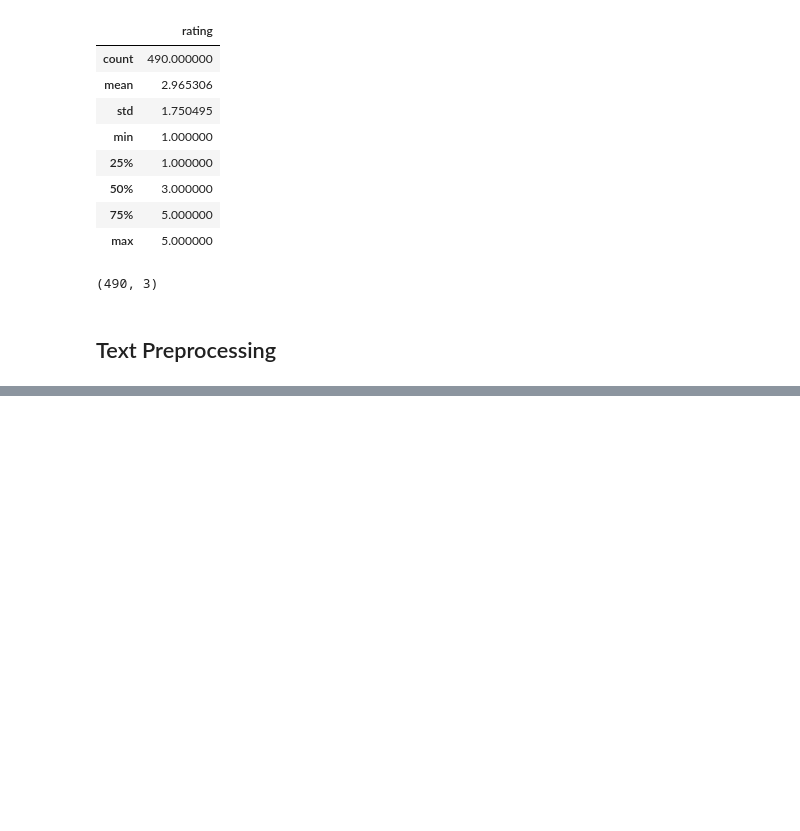
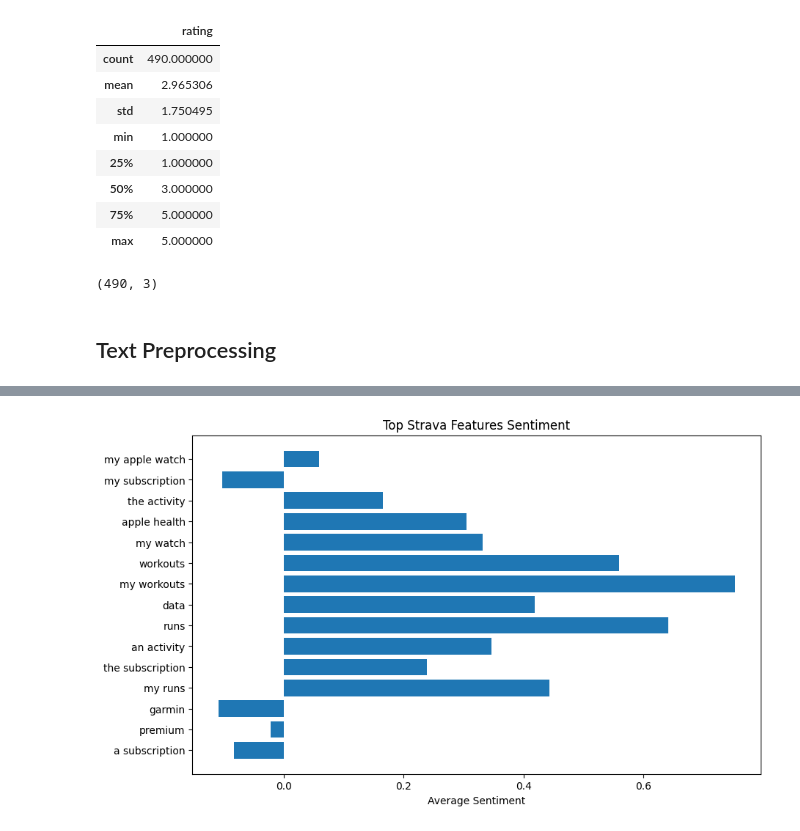
Before and after one commit to geoffreycloud/ios-app-review-insights, a Jupyter notebook: Sentiment_Analysis_FE.ipynb, the cells around one changed output, grey strips where cells are left out. Cells and saved outputs as stored; diff of their text form; code cells hidden in the pictures; blank space fills up the shorter version.

Commit message:
Sentiment analysis with feature extraction complete

```diff
--- a/Sentiment_Analysis_FE.ipynb
+++ b/Sentiment_Analysis_FE.ipynb
@@ -52,0 +126,32 @@ ModuleNotFoundError: No module named 'urllib3.packages.six.moves'
+# %%
+from collections import defaultdict
+
+feature_sentiment = defaultdict(list)
+
+for _, row in df_reviews.iterrows():
+    sentences = row["sentences"]
+    features = row["features"]
+
+    for sent in sentences:
+        sent_score = get_sentiment(sent)
+
+        for f in features:
+            if f in sent:
+                feature_sentiment[f].append(sent_score)
+# %%
+import numpy as np
+
+feature_summary = []
+
+for feature, scores in feature_sentiment.items():
+    feature_summary.append({
+        "feature": feature,
+        "count": len(scores),
+        "avg_sentiment": np.mean(scores),
+        "variance": np.var(scores)
+    })
+
+feature_df = pd.DataFrame(feature_summary)
+
+feature_df = feature_df.sort_values(by="avg_sentiment")
+feature_df.head(10)
@@ -52,0 +238,12 @@ ModuleNotFoundError: No module named 'urllib3.packages.six.moves'
+# %%
+import matplotlib.pyplot as plt
+
+top = feature_df.sort_values("count", ascending=False).head(15)
+
+plt.figure(figsize=(10,6))
+plt.barh(top["feature"], top["avg_sentiment"])
+plt.title("Top Strava Features Sentiment")
+plt.xlabel("Average Sentiment")
+plt.show()
+# %% [output]
+[figure, added]
```
Also changed, not shown: parts of 10 cells of this notebook.
